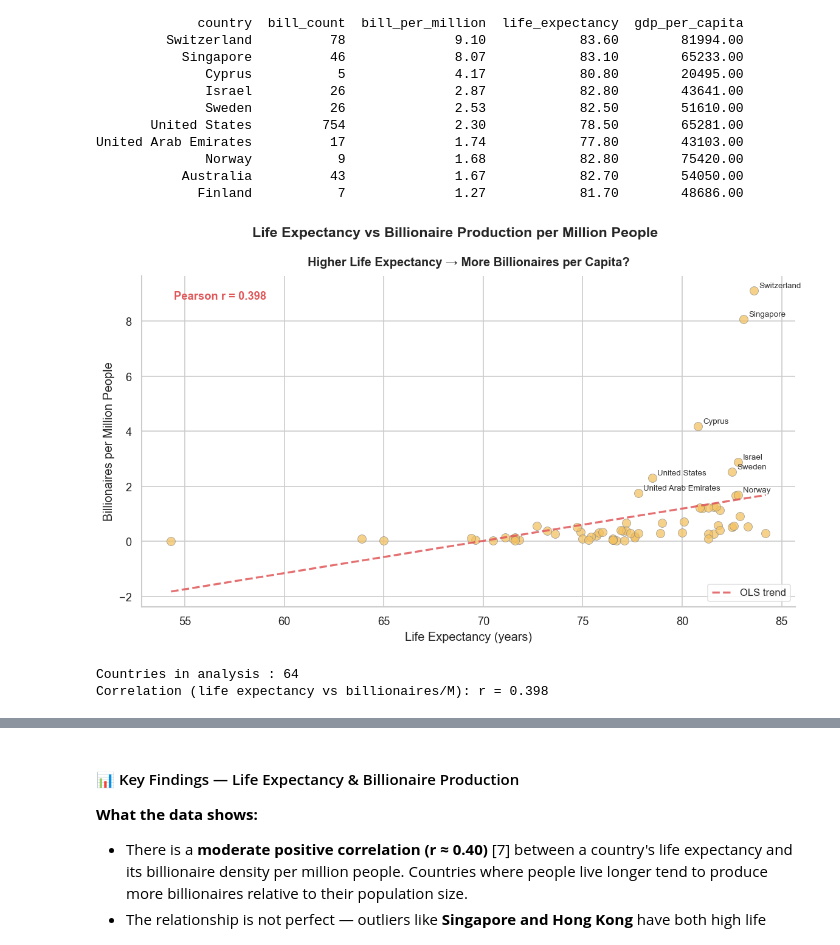
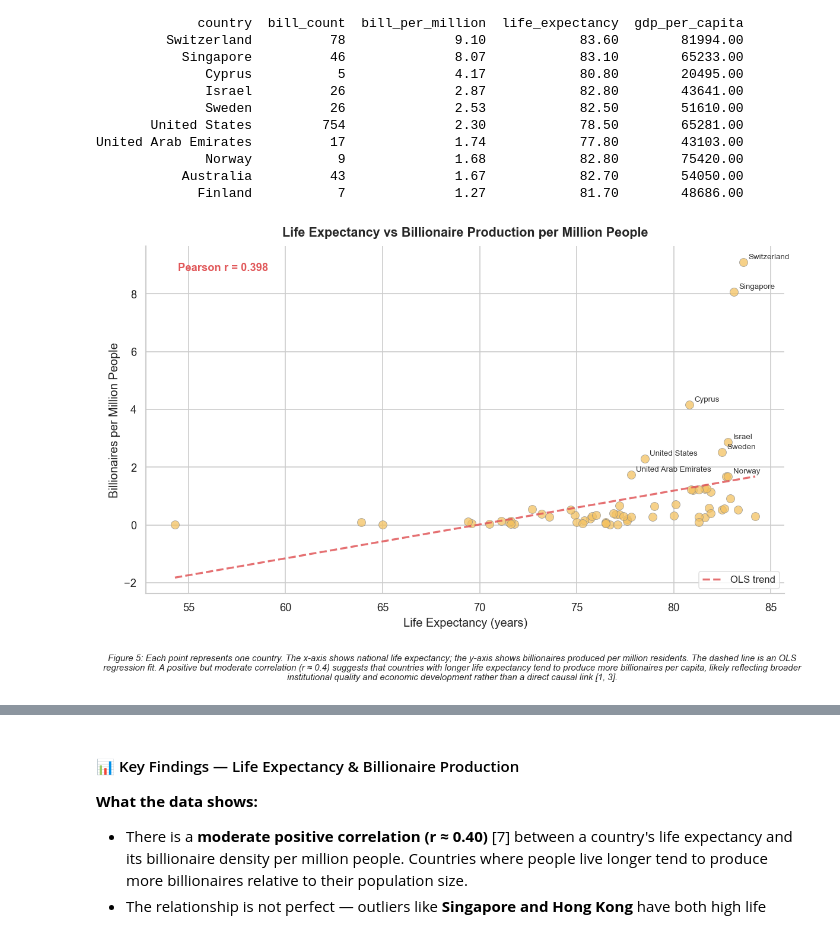
Before and after one commit to suhani-pandey/Final-Assignment_SocialDataVisualization, a Jupyter notebook: Final assignemnt.ipynb, the cells around one changed output, grey strips where cells are left out. Cells and saved outputs as stored; diff of their text form; code cells hidden in the pictures.

```diff
--- a/Final assignemnt.ipynb
+++ b/Final assignemnt.ipynb
@@ -1207,45 +1282,45 @@ United Arab Emirates          17              1.74            77.80        43103
 
 # ── Plot: Life Expectancy vs Billionaire Density ──
 fig, ax = plt.subplots(figsize=(10, 6))
-fig.suptitle('Life Expectancy vs Billionaire Production per Million People', fontsize=14)
 
 # Ensure plotting columns are numeric
 plot_data = plot_data.copy()
 for col in ['life_expectancy', 'bill_per_million']:
     plot_data[col] = pd.to_numeric(plot_data[col], errors='coerce')
 
 le_valid = plot_data.dropna(subset=['life_expectancy', 'bill_per_million'])
 
 ax.scatter(le_valid['life_expectancy'], le_valid['bill_per_million'],
            color=GOLD, alpha=0.75, s=70, edgecolors='#888888', linewidths=0.5)
 
 # Label top countries by billionaire density
 for _, row in le_valid.nlargest(8, 'bill_per_million').iterrows():
     ax.annotate(row['country'], (row['life_expectancy'], row['bill_per_million']),
                 fontsize=8, xytext=(5, 3), textcoords='offset points', color='#333333')
 
 if len(le_valid) >= 2:
     z = np.polyfit(le_valid['life_expectancy'], le_valid['bill_per_million'], 1)
     x_line = np.linspace(le_valid['life_expectancy'].min(), le_valid['life_expectancy'].max(), 200)
     ax.plot(x_line, np.poly1d(z)(x_line), color=RED, linestyle='--', linewidth=2, alpha=0.85, label='OLS trend')
     r_le = le_valid['life_expectancy'].corr(le_valid['bill_per_million'])
     ax.text(0.05, 0.93, f'Pearson r = {r_le:.3f}', transform=ax.transAxes,
             fontsize=11, color=RED, fontweight='bold')
 else:
     r_le = np.nan
 
 ax.set_xlabel('Life Expectancy (years)', fontsize=12)
 ax.set_ylabel('Billionaires per Million People', fontsize=12)
-ax.set_title('Higher Life Expectancy → More Billionaires per Capita?', fontsize=12)
+ax.set_title('Life Expectancy vs Billionaire Production per Million People', fontsize=13, fontweight='bold')
 ax.legend(fontsize=10)
 
+fig.text(0.5, -0.03,
+    'Figure 5: Each point represents one country. The x-axis shows national life expectancy; '
+    'the y-axis shows billionaires produced per million residents. The dashed line is an OLS '
+    'regression fit. A positive but moderate correlation (r ≈ 0.4) suggests that countries with '
+    'longer life expectancy tend to produce more billionaires per capita, likely reflecting '
+    'broader institutional quality and economic development rather than a direct causal link [1, 3].',
+    ha='center', va='top', fontsize=9, style='italic', wrap=True)
 plt.tight_layout()
 plt.show()
-
-print(f"Countries in analysis : {len(le_valid)}")
-print(f"Correlation (life expectancy vs billionaires/M): r = {r_le:.3f}" if pd.notna(r_le)
-      else "Correlation: not available (insufficient data)")
 # %% [output]
-[figure, old version]
+[figure, new version]
-Countries in analysis : 64
-Correlation (life expectancy vs billionaires/M): r = 0.398
```
Also changed, not shown: parts of 27 cells of this notebook, 5 other files.
